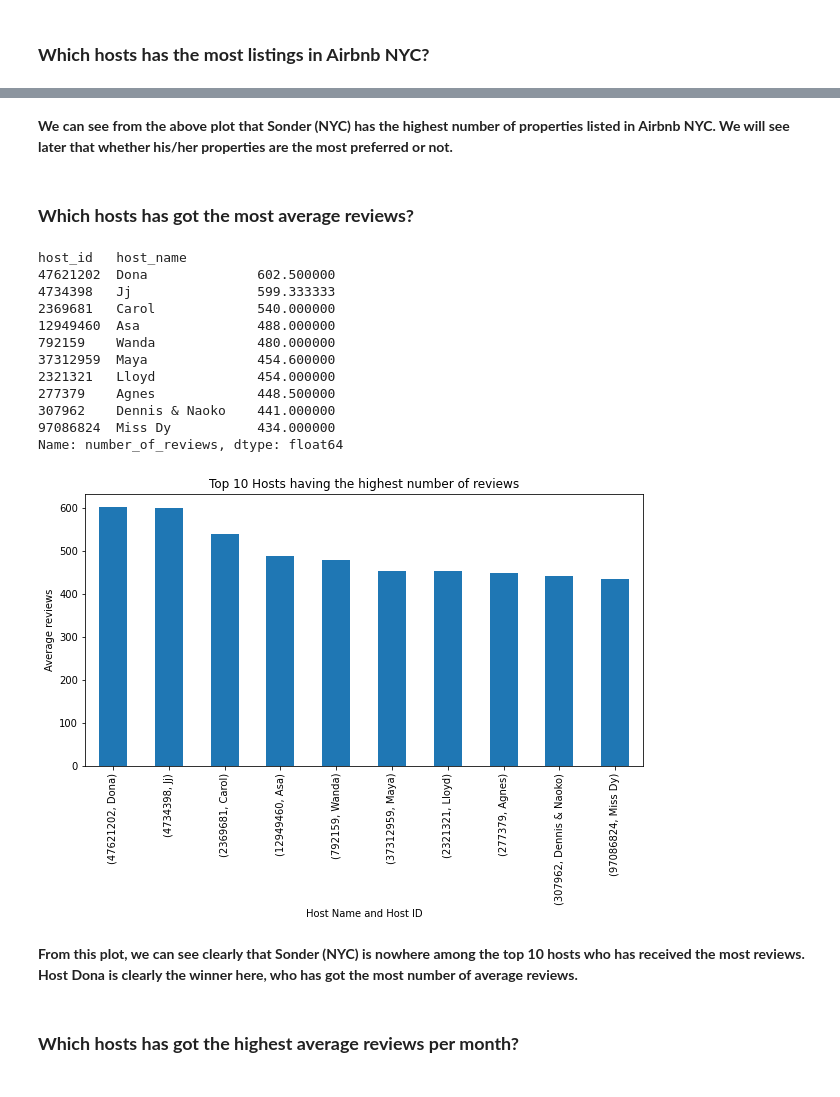
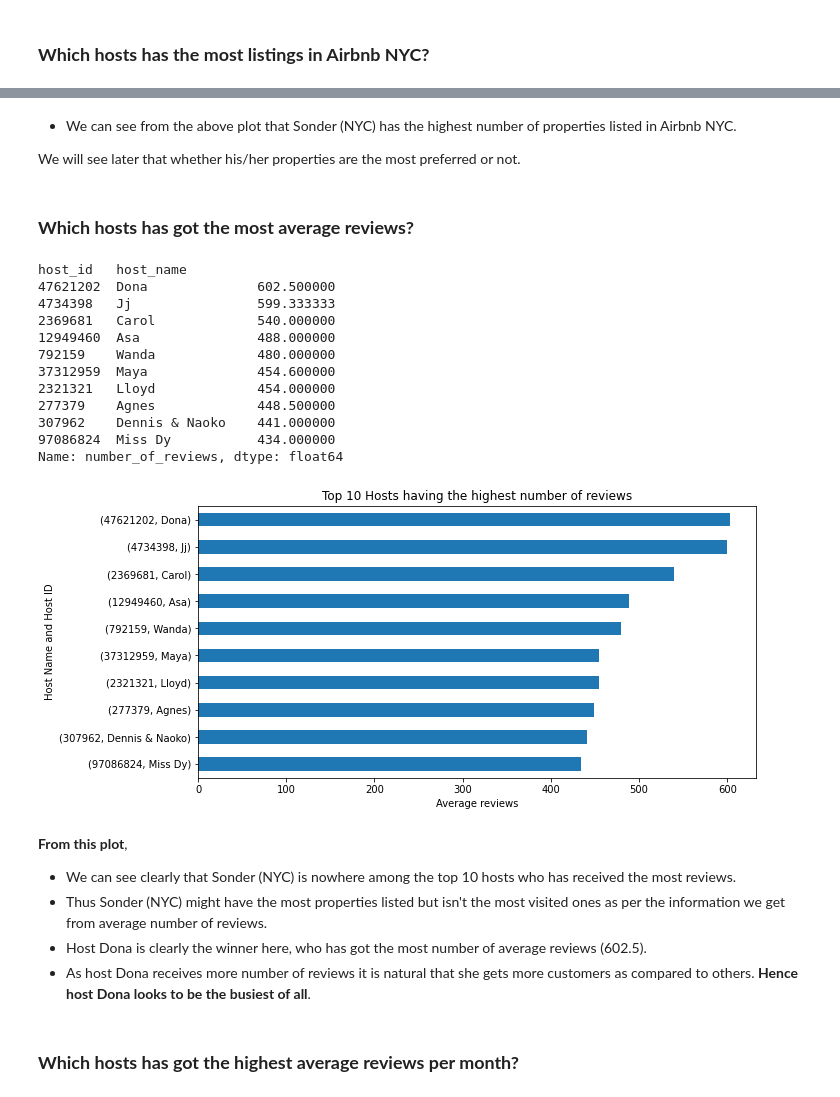
Before and after one commit to Rudrajit12/Airbnb-Bookings-Analysis, a Jupyter notebook: Airbnb_Bookings_Analysis_Capstone_Project.ipynb, the cells around one changed output, grey strips where cells are left out. Cells and saved outputs as stored; diff of their text form; code cells hidden in the pictures.

```diff
--- a/Airbnb_Bookings_Analysis_Capstone_Project.ipynb
+++ b/Airbnb_Bookings_Analysis_Capstone_Project.ipynb
@@ -300,34 +326,40 @@ Name: host_id, dtype: int64
 # %% [markdown]
-**We can see from the above plot that Sonder (NYC) has the highest number of properties listed in Airbnb NYC. We will see later that whether his/her properties are the most preferred or not.**
+* We can see from the above plot that Sonder (NYC) has the highest number of properties listed in Airbnb NYC.
+
+We will see later that whether his/her properties are the most preferred or not.
 # %% [markdown]
 ### **Which hosts has got the most average reviews?**
 # %%
 # top 10 hosts on the basis of reviews
 top_hosts_reviews = bnb_df.groupby(['host_id','host_name'])['number_of_reviews'].mean().sort_values(ascending=False)[:10]
 print(top_hosts_reviews)
 
 # plot the top 10 hosts on the basis of reviews
-top_hosts_reviews.plot.bar(figsize=(10,5))
-plt.xlabel('Host Name and Host ID')
-plt.ylabel('Average reviews')
+top_hosts_reviews.plot.barh(figsize=(10,5)).invert_yaxis()
+plt.ylabel('Host Name and Host ID')
+plt.xlabel('Average reviews')
 plt.title('Top 10 Hosts having the highest number of reviews')
 plt.show()
 # %% [output]
 host_id   host_name
 47621202  Dona              602.500000
 4734398   Jj                599.333333
 2369681   Carol             540.000000
 12949460  Asa               488.000000
 792159    Wanda             480.000000
 37312959  Maya              454.600000
 2321321   Lloyd             454.000000
 277379    Agnes             448.500000
 307962    Dennis & Naoko    441.000000
 97086824  Miss Dy           434.000000
 Name: number_of_reviews, dtype: float64
-[figure, old version]
+[figure, new version]
 # %% [markdown]
-**From this plot, we can see clearly that Sonder (NYC) is nowhere among the top 10 hosts who has received the most reviews. Host Dona is clearly the winner here, who has got the most number of average reviews.**
+**From this plot**,
+* We can see clearly that Sonder (NYC) is nowhere among the top 10 hosts who has received the most reviews.
+* Thus Sonder (NYC) might have the most properties listed but isn't the most visited ones as per the information we get from average number of reviews.
+* Host Dona is clearly the winner here, who has got the most number of average reviews (602.5).
+* As host Dona receives more number of reviews it is natural that she gets more customers as compared to others. **Hence host Dona looks to be the busiest of all**.
 # %% [markdown]
 ### **Which hosts has got the highest average reviews per month?**
 # %%
```
Also changed, not shown: parts of 32 cells of this notebook.
